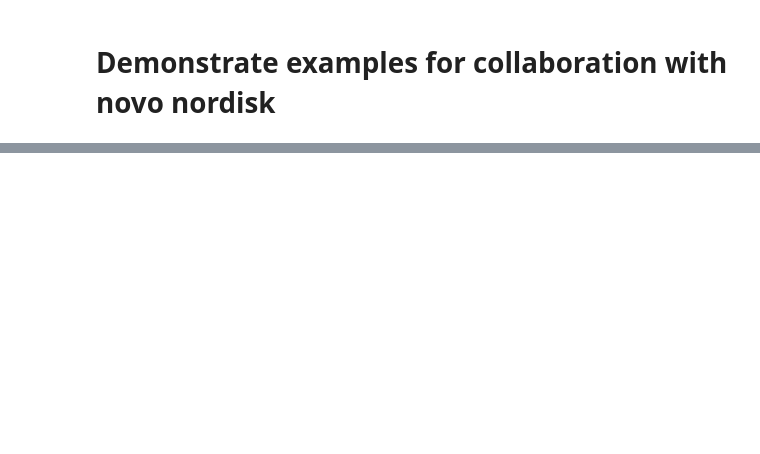
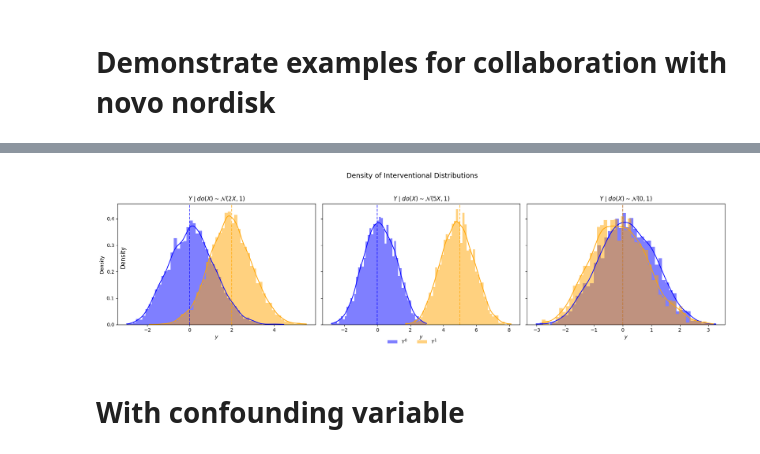
Before and after one commit to xwshen51/frengression, a Jupyter notebook: simulation_novo.ipynb, the cells around one changed output, grey strips where cells are left out. Saved outputs shown, nothing was run; the diff lists cells and outputs as text; code cells hidden in the pictures; blank space fills up the shorter version.

```diff
--- a/simulation_novo.ipynb
+++ b/simulation_novo.ipynb
@@ -264,0 +203,57 @@ Proportion of true treated:  tensor(0.5000)
+# %%
+import matplotlib.pyplot as plt
+import seaborn as sns
+
+# assume x0_samples, x1_samples, sampled_y_5x, sampled_x_5x, sampled_y_0x, sampled_x_0x
+# are already in your namespace as from your code above
+
+fig, axes = plt.subplots(1, 3, figsize=(18, 5), sharey=True)
+
+# common styling
+plot_args = dict(kde=True, stat="density", bins=50, edgecolor=None, alpha=0.5)
+
+# 1) causal margins
+sns.histplot(x0_samples, color='blue', label='$Y^0$', ax=axes[0], **plot_args)
+sns.histplot(x1_samples, color='orange', label='$Y^1$', ax=axes[0], **plot_args)
+axes[0].axvline(0, linestyle='--', color='blue', alpha=0.7)
+axes[0].axvline(2, linestyle='--', color='orange', alpha=0.7)
+axes[0].set_title("$Y\mid do(X)\sim\mathcal{N}(2X,1)$")
+axes[0].set_xlabel("$y$")
+
+# 2) joint sample with ATE=5
+sns.histplot(sampled_y_5x[sampled_x_5x==0], color='blue', ax=axes[1], **plot_args)
+sns.histplot(sampled_y_5x[sampled_x_5x==1], color='orange', ax=axes[1], **plot_args)
+axes[1].axvline(0, linestyle='--', color='blue', alpha=0.7)
+axes[1].axvline(5, linestyle='--', color='orange', alpha=0.7)
+axes[1].set_title(r"$Y\mid do(X)\sim\mathcal{N}(5X,1)$")
+axes[1].set_xlabel("$y$")
+
+# 3) joint sample with ATE=0
+sns.histplot(sampled_y_0x[sampled_x_0x==0], color='blue', ax=axes[2], **plot_args)
+sns.histplot(sampled_y_0x[sampled_x_0x==1], color='orange', ax=axes[2], **plot_args)
+axes[2].axvline(0, linestyle='--', color='blue', alpha=0.7)
+axes[2].axvline(0, linestyle='--', color='orange', alpha=0.7)
+axes[2].set_title(r"$Y\mid do(X)\sim\mathcal{N}(0,1)$")
+axes[2].set_xlabel("$y$")
+
+# share one y-label
+fig.text(0.04, 0.5, 'Density', va='center', rotation='vertical', fontsize=12)
+handles, labels = axes[0].get_legend_handles_labels()
+# build a single legend (get handles from the first axis)
+fig.legend(
+    handles, labels,
+    loc="lower center",
+    ncol=len(handles),
+    frameon=False,
+    fontsize=10,
+    bbox_to_anchor=(0.5, -0.02)
+)
+
+# fig.legend(handles, labels, loc='lower center', ncol=2, frameon=False, fontsize=12)
+plt.suptitle(R"Density of Interventional Distributions", fontsize=14, y=0.98)
+plt.tight_layout(rect=[0, 0, 1, 0.95])  # leave space up top for the legend
+plt.show()
+# %% [output]
+[figure, added]
+# %% [markdown]
+# With confounding variable
```
Also changed, not shown: parts of 32 cells of this notebook, 6 other files.
